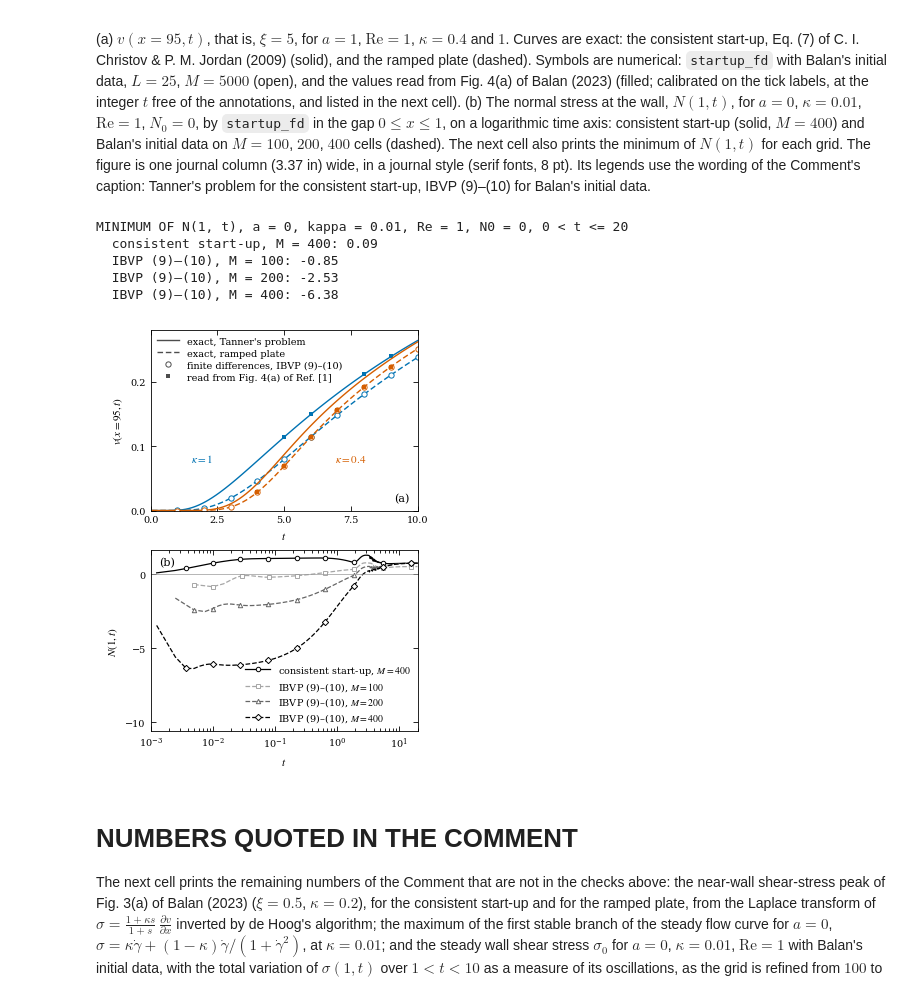
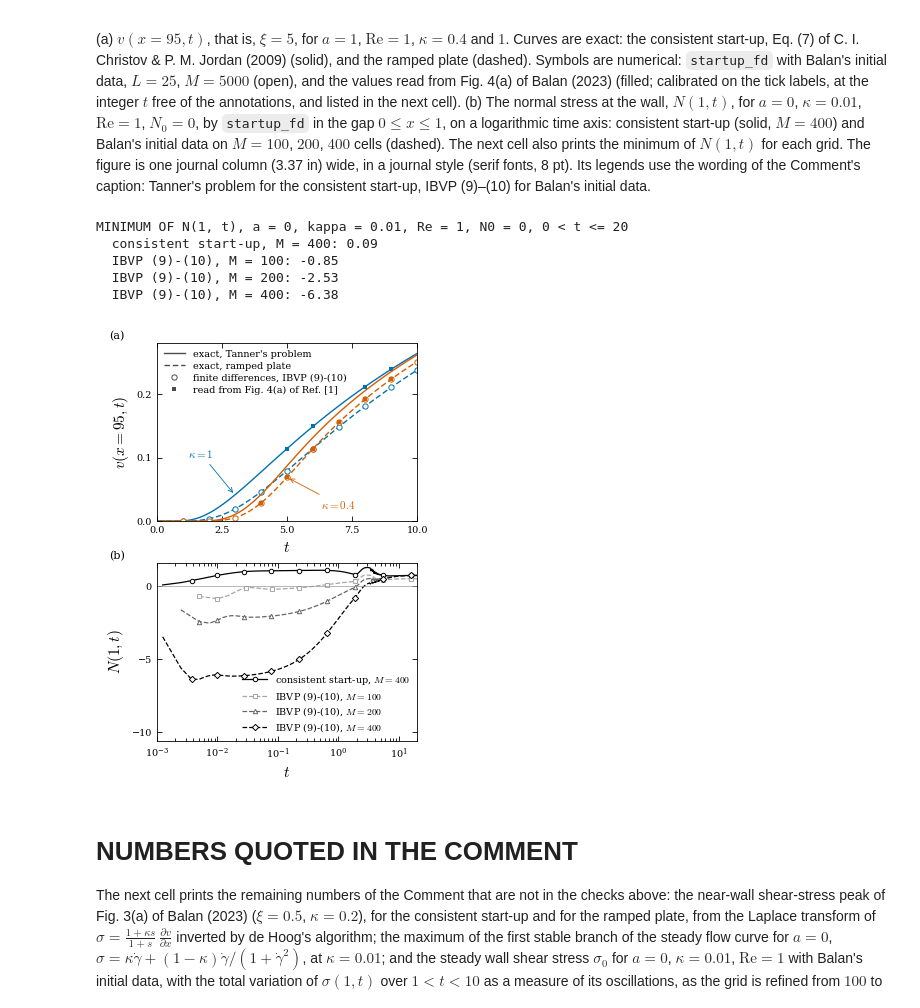
Before and after one commit to ichristov/viscoelastic-startup, a Jupyter notebook: notebooks/balan_2023_startup_couette.ipynb, the cells around one changed output. Cells and saved outputs as stored; diff of their text form; code cells hidden in the pictures.

Commit message:
Uniform three-line IBVPs, curves drawn over quivers, new Fig. 1

```diff
--- a/notebooks/balan_2023_startup_couette.ipynb
+++ b/notebooks/balan_2023_startup_couette.ipynb
@@ -638,9 +638,10 @@ times = np.linspace(0.05, 10, 80)
 times_symbols = np.arange(1.0, 10.1, 1.0)   # sparse, so that the curves stay visible
 colors = {1.0: '#0072B2', 0.4: '#D55E00'}   # blue and vermillion, distinguishable in color and in grayscale
 
-# a journal style: STIX serif fonts to match the text, 8 pt, ticks inside on all four sides
-journal = {'font.family': 'serif', 'font.serif': ['STIXGeneral'], 'mathtext.fontset': 'stix', 'font.size': 8,
-           'axes.labelsize': 8, 'xtick.labelsize': 7, 'ytick.labelsize': 7, 'legend.fontsize': 7,
+# a journal style: Computer Modern to match the text of the Comment, 8 pt, ticks inside on all four sides
+journal = {'font.family': 'serif', 'font.serif': ['cmr10', 'DejaVu Serif'], 'mathtext.fontset': 'cm',
+           'axes.unicode_minus': False, 'font.size': 8,
+           'axes.labelsize': 11, 'xtick.labelsize': 7, 'ytick.labelsize': 7, 'legend.fontsize': 7,
            'axes.linewidth': 0.6, 'xtick.major.width': 0.6, 'ytick.major.width': 0.6,
            'xtick.direction': 'in', 'ytick.direction': 'in', 'xtick.top': True, 'ytick.right': True}
 with plt.rc_context(journal):
@@ -658,58 +659,64 @@ with plt.rc_context(journal):
         ax.plot(times, v_ramp, color=color, linewidth=1.0, linestyle=(0, (4, 2)))
         ax.plot(times_symbols, v_balan, 'o', color=color, markerfacecolor='white', markersize=3.8, markeredgewidth=0.7)
         ax.plot(digitized[read, 1], digitized[read, 2], 's', color=color, markersize=2.6, markeredgewidth=0)
-    ax.text(2.35, 0.075, r'$\kappa = 1$', color=colors[1.0], ha='right')
-    ax.text(6.9, 0.075, r'$\kappa = 0.4$', color=colors[0.4], ha='left')
+    ax.annotate(r'$\kappa = 1$', xy=(3.0, 0.041), xytext=(1.2, 0.10), color=colors[1.0],
+                arrowprops=dict(arrowstyle='->', lw=0.6, color=colors[1.0], shrinkB=2))
+    ax.annotate(r'$\kappa = 0.4$', xy=(5.0, 0.069), xytext=(6.3, 0.020), color=colors[0.4],
+                arrowprops=dict(arrowstyle='->', lw=0.6, color=colors[0.4], shrinkB=2))
     # the legend names the sources in the wording of the Comment's caption
     ax.plot([], [], color='0.3', linewidth=1.0, label="exact, Tanner's problem")
     ax.plot([], [], color='0.3', linewidth=1.0, linestyle=(0, (4, 2)), label='exact, ramped plate')
     ax.plot([], [], 'o', color='0.3', markerfacecolor='white', markersize=3.8, markeredgewidth=0.7,
-            label='finite differences, IBVP (9)–(10)')
+            label='finite differences, IBVP (9)-(10)')
     ax.plot([], [], 's', color='0.3', markersize=2.6, markeredgewidth=0, label='read from Fig. 4(a) of Ref. [1]')
     ax.legend(loc='upper left', frameon=False, handlelength=2.2, borderaxespad=0.3, labelspacing=0.3)
     ax.set_xlim(0, 10)
     ax.set_ylim(0, 0.28)
     ax.set_xlabel('$t$')
     ax.set_ylabel(r'$v(x = 95, t)$')
-    ax.text(0.97, 0.05, '(a)', transform=ax.transAxes, ha='right')
 
     # (b) normal stress at the wall, corotational model, on a logarithmic time axis (the dip lasts about one time step)
     ax = axes[1]
     print('MINIMUM OF N(1, t), a = 0, kappa = 0.01, Re = 1, N0 = 0, 0 < t <= 20')
     runs = [(400, False, '-', 'o', 'black'), (100, True, '--', 's', '0.65'), (200, True, '--', '^', '0.4'), (400, True, '--', 'D', 'black')]
     for M, inconsistent, line_style, marker, color in runs:
         wall = []
         startup_fd(M=M, a=0.0, kappa=0.01, Re=1.0, tmax=20.0, L=1.0, inconsistent_ic=inconsistent, wall_N=wall)
         t_wall = np.linspace(20.0/len(wall), 20.0, len(wall))
         marks = list(np.unique(np.searchsorted(t_wall, np.logspace(-2.5, 1.2, 9))))   # evenly spaced on the log axis
         if inconsistent:
-            label = f'IBVP (9)–(10), $M = {M}$'
+            label = f'IBVP (9)-(10), $M = {M}$'
         else:
             label = f'consistent start-up, $M = {M}$'
         ax.plot(t_wall, wall, color=color, linewidth=0.9, linestyle=line_style, marker=marker, markevery=marks,
                 markersize=3.2, markerfacecolor='white', markeredgewidth=0.7, label=label)
         print(f'  {label.replace("$", "")}: {min(wall):.2f}')
     ax.axhline(0, color='0.6', linewidth=0.5)
     ax.set_xscale('log')
     ax.set_xlim(1e-3, 20)
     ax.set_ylim(-10.6, 1.6)   # room below the curves for the legend
     ax.legend(loc='lower right', frameon=False, handlelength=2.6, borderaxespad=0.3, labelspacing=0.3)
     ax.set_xlabel('$t$')
     ax.set_ylabel('$N(1,t)$')
-    ax.text(0.03, 0.92, '(b)', transform=ax.transAxes)
 
     fig.tight_layout(h_pad=0.8)
+    # panel letters at the far left, level with the top of each panel
+    fig.canvas.draw()
+    inverse = fig.transFigure.inverted()
+    x_letter = min(inverse.transform((ax.yaxis.label.get_window_extent().x0, 0))[0] for ax in axes)
+    for ax, letter in zip(axes, ['(a)', '(b)']):
+        fig.text(x_letter, ax.get_position().y1 + 0.004, letter, ha='left', va='bottom')
     os.makedirs('../figures', exist_ok=True)
     fig.savefig('../figures/balan_2023_comment_fig1.pdf', bbox_inches='tight')
     fig.savefig('../figures/balan_2023_comment_fig1.png', dpi=300, bbox_inches='tight')
 plt.show()
 # %% [output]
 MINIMUM OF N(1, t), a = 0, kappa = 0.01, Re = 1, N0 = 0, 0 < t <= 20
   consistent start-up, M = 400: 0.09
-  IBVP (9)–(10), M = 100: -0.85
-  IBVP (9)–(10), M = 200: -2.53
-  IBVP (9)–(10), M = 400: -6.38
+  IBVP (9)-(10), M = 100: -0.85
+  IBVP (9)-(10), M = 200: -2.53
+  IBVP (9)-(10), M = 400: -6.38
-[figure, old version]
+[figure, new version]
 # %% [markdown]
 # NUMBERS QUOTED IN THE COMMENT
 
```
Also changed, not shown: parts of 5 cells of this notebook, 10 other files.
